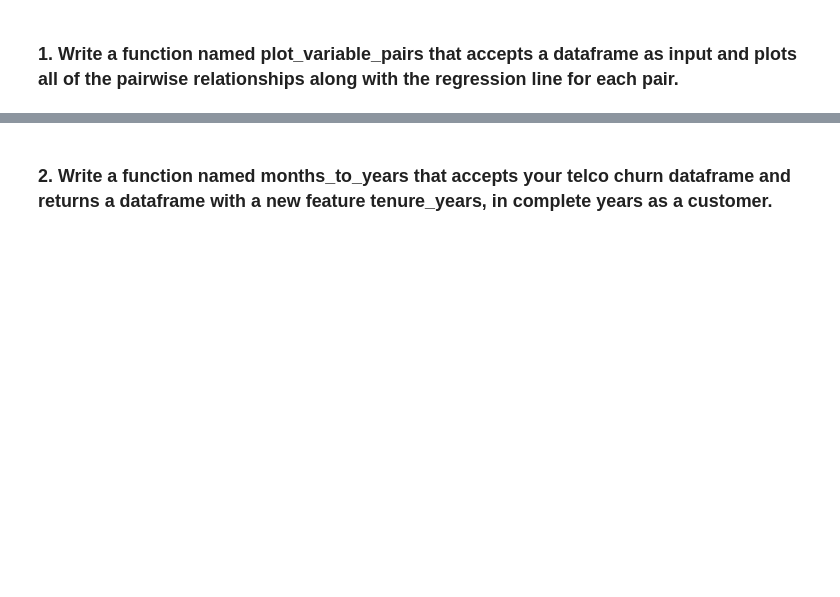
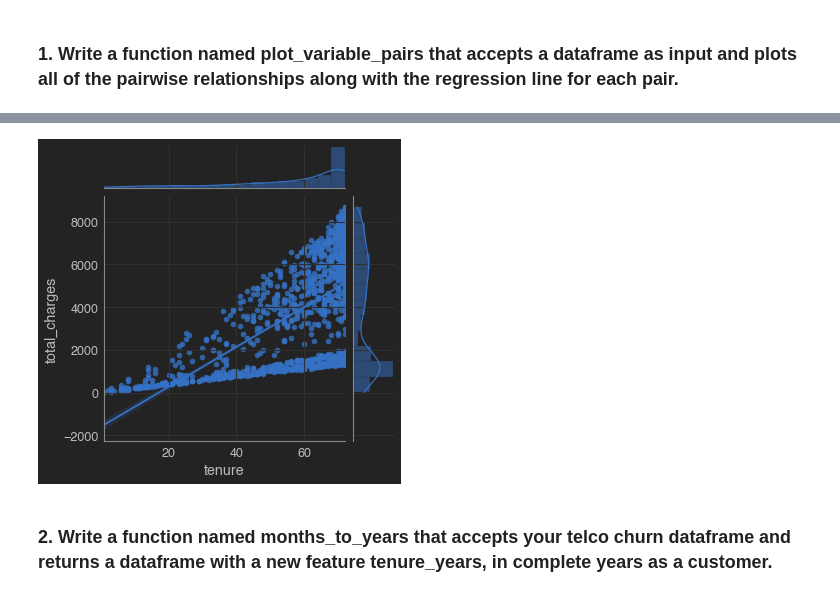
Before and after one commit to Ken-Alviola/regression-exercises, a Jupyter notebook: explore_telco.ipynb, the cells around one changed output, grey strips where cells are left out. Saved outputs shown, nothing was run; the diff lists cells and outputs as text; code cells hidden in the pictures; blank space fills up the shorter version.

```diff
--- a/explore_telco.ipynb
+++ b/explore_telco.ipynb
@@ -22,2 +40,7 @@ from prepare import scale_data
+# %%
+sns.jointplot('tenure', 'total_charges', data=train, kind='reg', height=5);
+plt.show()
+# %% [output]
+[figure, added]
 # %% [markdown]
 ### 2. Write a function named months_to_years that accepts your telco churn dataframe and returns a dataframe with a new feature tenure_years, in complete years as a customer.
```
Also changed, not shown: parts of 7 cells of this notebook, 2 other files.
